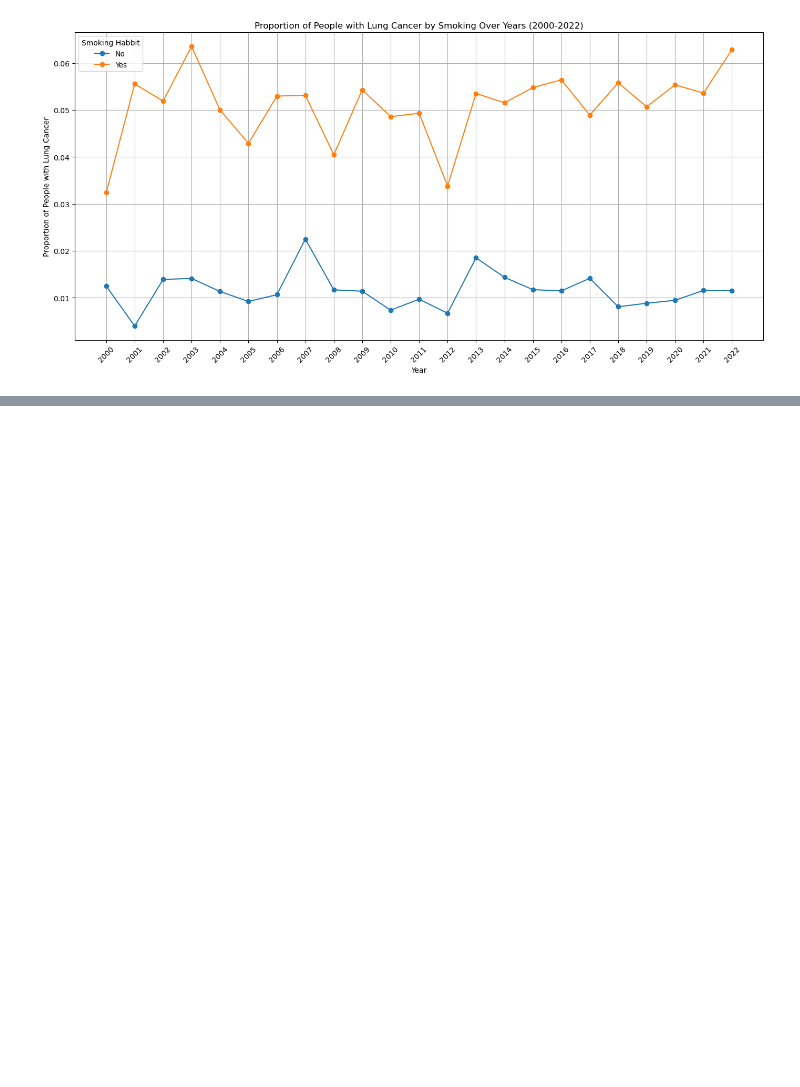
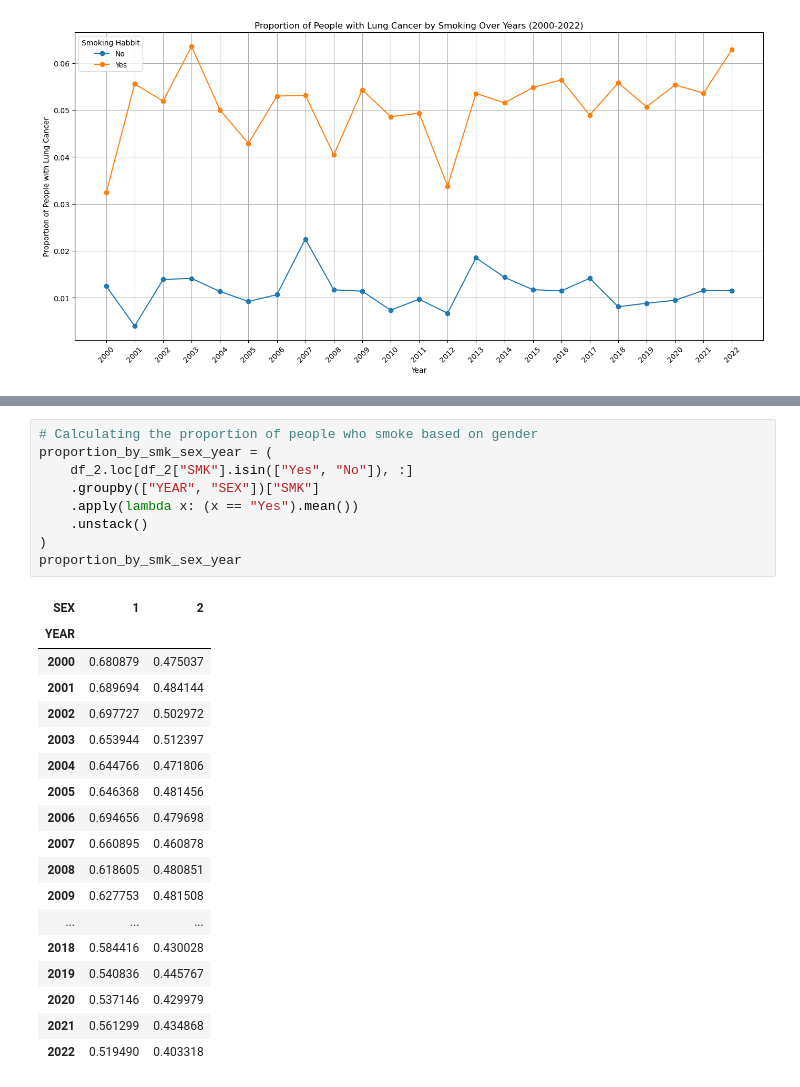
Before and after one commit to MIDS-at-Duke/uds-2024-flyingsloths, a Jupyter notebook: 02_Code/lifestyle.ipynb, the cells around one changed output, grey strips where cells are left out. Drawn from its saved outputs; the diff is of its cells as text; blank space fills up the shorter version.

```diff
--- a/02_Code/lifestyle.ipynb
+++ b/02_Code/lifestyle.ipynb
@@ -188,0 +198,28 @@ plt.show()
+# %%
+# Calculating the proportion of people who smoke based on gender
+proportion_by_smk_sex_year = (
+    df_2.loc[df_2["SMK"].isin(["Yes", "No"]), :]
+    .groupby(["YEAR", "SEX"])["SMK"]
+    .apply(lambda x: (x == "Yes").mean())
+    .unstack()
+)
+proportion_by_smk_sex_year
+# %% [output]
+| SEX | 1 | 2 |
+| YEAR |  |  |
+| 2000 | 0.680879 | 0.475037 |
+| 2001 | 0.689694 | 0.484144 |
+| 2002 | 0.697727 | 0.502972 |
+| 2003 | 0.653944 | 0.512397 |
+| 2004 | 0.644766 | 0.471806 |
+| 2005 | 0.646368 | 0.481456 |
+| 2006 | 0.694656 | 0.479698 |
+| 2007 | 0.660895 | 0.460878 |
+| 2008 | 0.618605 | 0.480851 |
+| 2009 | 0.627753 | 0.481508 |
+| ... | ... | ... |
+| 2018 | 0.584416 | 0.430028 |
+| 2019 | 0.540836 | 0.445767 |
+| 2020 | 0.537146 | 0.429979 |
+| 2021 | 0.561299 | 0.434868 |
+| 2022 | 0.519490 | 0.403318 |
```
Also changed, not shown: parts of 7 cells of this notebook.
